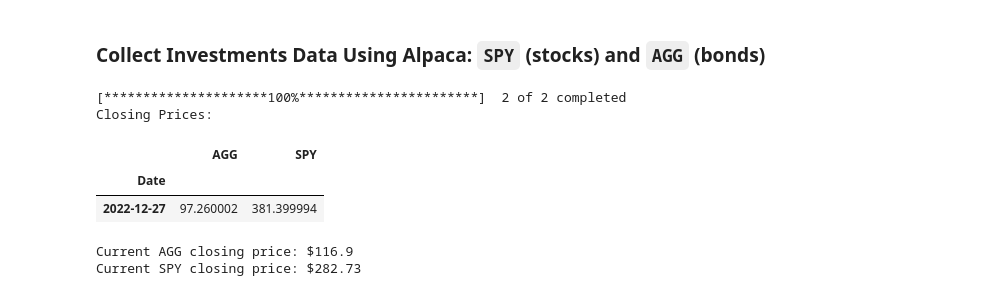
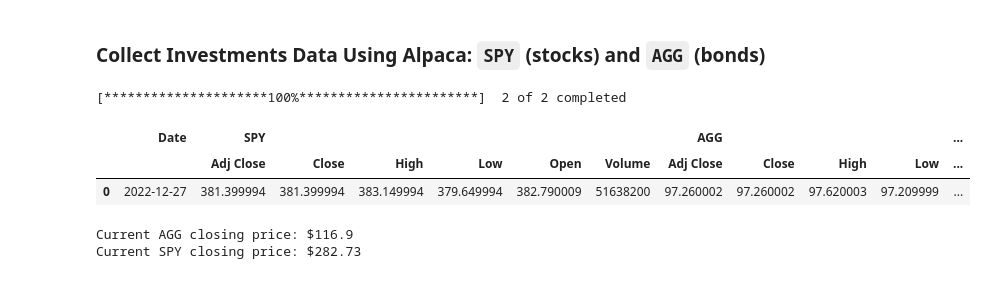
Before and after one commit to juil/fintech-uoftbootcamp, a Jupyter notebook: assignments/unit05-assignment/financial-planner.ipynb, the cells around one changed output. Drawn from its saved outputs; the diff is of its cells as text; code cells hidden in the pictures.

Commit message:
Split ticker data and then concat

```diff
--- a/assignments/unit05-assignment/financial-planner.ipynb
+++ b/assignments/unit05-assignment/financial-planner.ipynb
@@ -60,36 +60,38 @@ my_spy = 50
 # %%
 # Format current date as ISO format
 today = dt.date.today()
 
 # Set the tickers
 tickers = ["AGG", "SPY"]
 
 # Set timeframe to "1Day" for Alpaca API
 timeframe = 1
 end_date = today
 start_date = today - dt.timedelta(days=timeframe)
 
 # Get current closing prices for SPY and AGG
 df_tickers = yfinance.download(tickers, start=start_date, end=end_date)
-print('Closing Prices:')
-df_tickers['Close']
+# print('Closing Prices:')
+# df_tickers['Close']
 
 # Reorganize the DataFrame
 # Separate ticker data
-# YOUR CODE HERE!
-
+df_spy = df_tickers.xs('SPY', axis=1, level=1)
+df_agg = df_tickers.xs('AGG', axis=1, level=1)
 
 # Concatenate the ticker DataFrames
-# YOUR CODE HERE!
+df_portfolio = pd.concat(
+    [df_spy, df_agg], axis=1, keys=['SPY','AGG']
+).reset_index()
+# df_portfolio['Ticker'] = ['SPY', 'AGG']
 
 # Preview DataFrame
-# YOUR CODE HERE!
+df_portfolio
 # %% [output]
 [*********************100%***********************]  2 of 2 completed
-Closing Prices:
-|  | AGG | SPY |
-| Date |  |  |
-| 2022-12-27 | 97.260002 | 381.399994 |
+|  | Date | SPY |  |  |  |  |  | AGG |  |  |  | ... |
+|  |  | Adj Close | Close | High | Low | Open | Volume | Adj Close | Close | High | Low | ... |
+| 0 | 2022-12-27 | 381.399994 | 381.399994 | 383.149994 | 379.649994 | 382.790009 | 51638200 | 97.260002 | 97.260002 | 97.620003 | 97.209999 | ... |
 # %%
 # Pick AGG and SPY close prices
 # YOUR CODE HERE!
```
